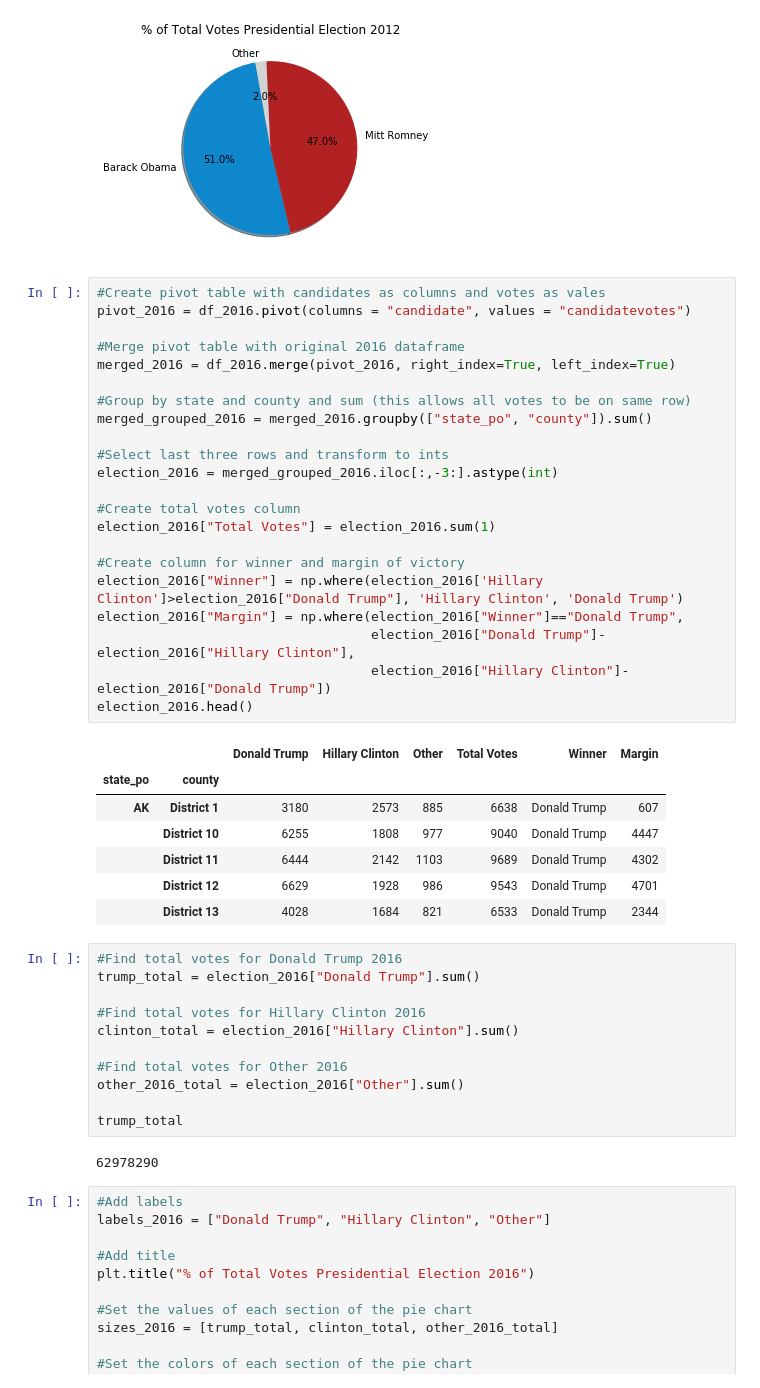
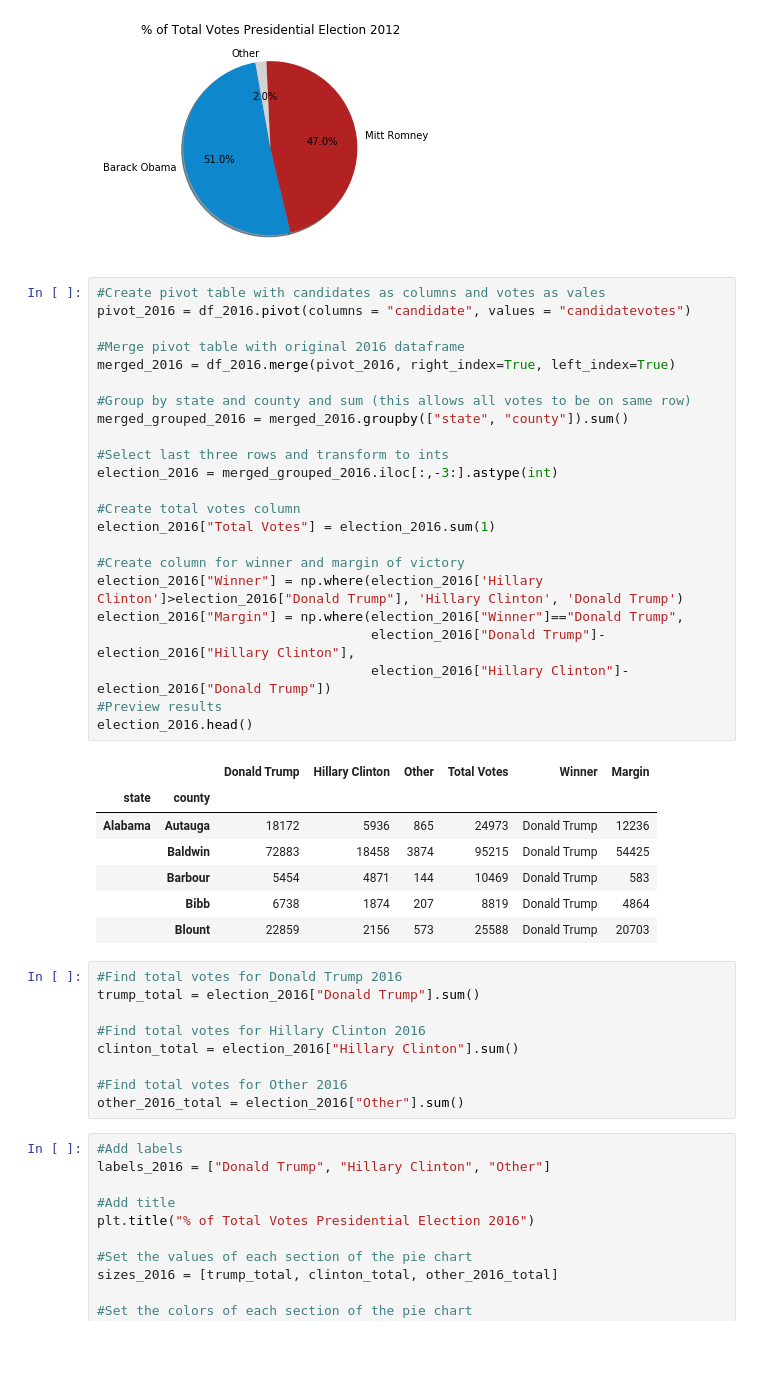
Before and after one commit to muditmathur11/bcmj, a Jupyter notebook: Project/Election_Project.ipynb, the cells around one changed output. Saved outputs shown, nothing was run; the diff lists cells and outputs as text; blank space fills up the shorter version.

```diff
--- a/Project/Election_Project.ipynb
+++ b/Project/Election_Project.ipynb
@@ -66,33 +73,34 @@ plt.show()
 # %%
 #Create pivot table with candidates as columns and votes as vales
 pivot_2016 = df_2016.pivot(columns = "candidate", values = "candidatevotes")
 
 #Merge pivot table with original 2016 dataframe
 merged_2016 = df_2016.merge(pivot_2016, right_index=True, left_index=True)
 
 #Group by state and county and sum (this allows all votes to be on same row)
-merged_grouped_2016 = merged_2016.groupby(["state_po", "county"]).sum()
+merged_grouped_2016 = merged_2016.groupby(["state", "county"]).sum()
 
 #Select last three rows and transform to ints
 election_2016 = merged_grouped_2016.iloc[:,-3:].astype(int)
 
 #Create total votes column
 election_2016["Total Votes"] = election_2016.sum(1)
 
 #Create column for winner and margin of victory
 election_2016["Winner"] = np.where(election_2016['Hillary Clinton']>election_2016["Donald Trump"], 'Hillary Clinton', 'Donald Trump')
 election_2016["Margin"] = np.where(election_2016["Winner"]=="Donald Trump",
                                    election_2016["Donald Trump"]-election_2016["Hillary Clinton"],
                                    election_2016["Hillary Clinton"]-election_2016["Donald Trump"])
+#Preview results
 election_2016.head()
 # %% [output]
 |  |  | Donald Trump | Hillary Clinton | Other | Total Votes | Winner | Margin |
-| state_po | county |  |  |  |  |  |  |
-| AK | District 1 | 3180 | 2573 | 885 | 6638 | Donald Trump | 607 |
-|  | District 10 | 6255 | 1808 | 977 | 9040 | Donald Trump | 4447 |
-|  | District 11 | 6444 | 2142 | 1103 | 9689 | Donald Trump | 4302 |
-|  | District 12 | 6629 | 1928 | 986 | 9543 | Donald Trump | 4701 |
-|  | District 13 | 4028 | 1684 | 821 | 6533 | Donald Trump | 2344 |
+| state | county |  |  |  |  |  |  |
+| Alabama | Autauga | 18172 | 5936 | 865 | 24973 | Donald Trump | 12236 |
+|  | Baldwin | 72883 | 18458 | 3874 | 95215 | Donald Trump | 54425 |
+|  | Barbour | 5454 | 4871 | 144 | 10469 | Donald Trump | 583 |
+|  | Bibb | 6738 | 1874 | 207 | 8819 | Donald Trump | 4864 |
+|  | Blount | 22859 | 2156 | 573 | 25588 | Donald Trump | 20703 |
 # %%
 #Find total votes for Donald Trump 2016
 trump_total = election_2016["Donald Trump"].sum()
@@ -102,10 +110,6 @@ clinton_total = election_2016["Hillary Clinton"].sum()
 
 #Find total votes for Other 2016
 other_2016_total = election_2016["Other"].sum()
-
-trump_total
-# %% [output]
-62978290
 # %%
 #Add labels
 labels_2016 = ["Donald Trump", "Hillary Clinton", "Other"]
```
Also changed, not shown: parts of 12 cells of this notebook, 7 other files.
